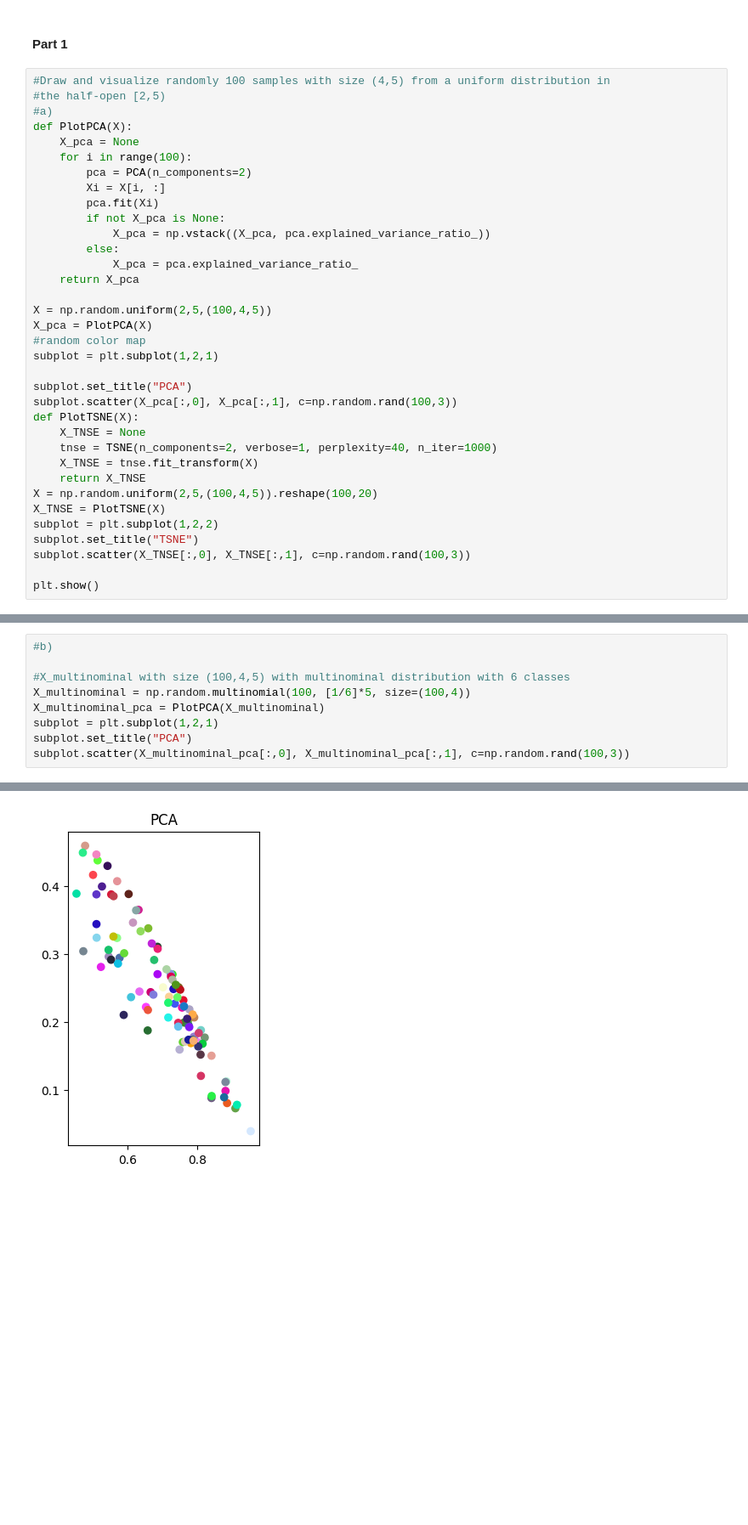
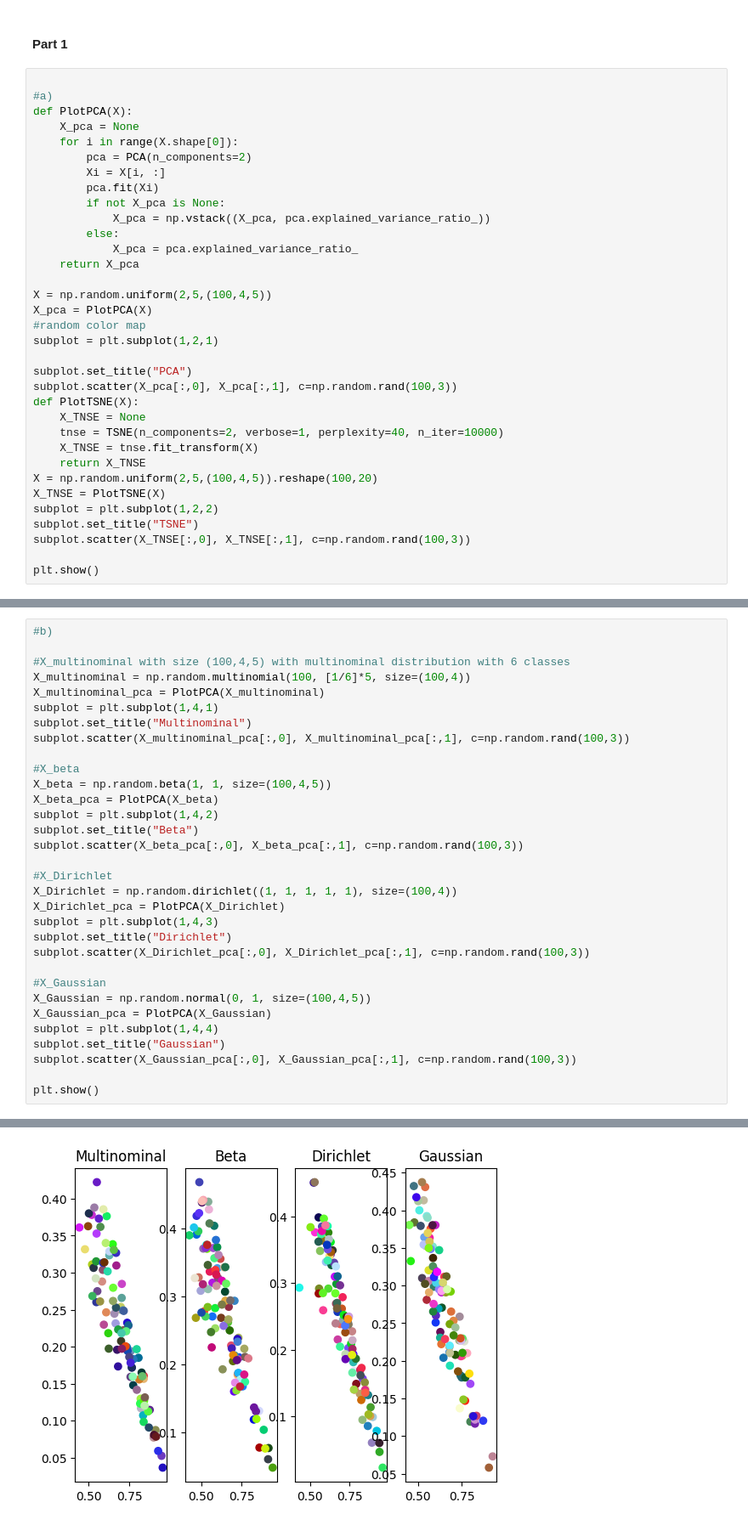
Before and after one commit to dtungpka/Applied-Mathematics-for-Artificial-Intelligence, a Jupyter notebook: Assignment_4/Assignment 4.ipynb, the cells around one changed output, grey strips where cells are left out. Shown at 85% size. Cells and saved outputs as stored; diff of their text form; blank space fills up the shorter version.

```diff
--- a/Assignment_4/Assignment 4.ipynb
+++ b/Assignment_4/Assignment 4.ipynb
@@ -22,12 +25,11 @@ import random
 # %% [markdown]
 #### Part 1
 # %%
-#Draw and visualize randomly 100 samples with size (4,5) from a uniform distribution in
-#the half-open [2,5)
+
 #a)
 def PlotPCA(X):
     X_pca = None
-    for i in range(100):
+    for i in range(X.shape[0]):
         pca = PCA(n_components=2)
         Xi = X[i, :]
         pca.fit(Xi)
@@ -46,7 +48,7 @@ subplot.set_title("PCA")
 subplot.scatter(X_pca[:,0], X_pca[:,1], c=np.random.rand(100,3))
 def PlotTSNE(X):
     X_TNSE = None
-    tnse = TSNE(n_components=2, verbose=1, perplexity=40, n_iter=1000)
+    tnse = TSNE(n_components=2, verbose=1, perplexity=40, n_iter=10000)
     X_TNSE = tnse.fit_transform(X)
     return X_TNSE
 X = np.random.uniform(2,5,(100,4,5)).reshape(100,20)
@@ -71,7 +73,30 @@ plt.show()
 #X_multinominal with size (100,4,5) with multinominal distribution with 6 classes
 X_multinominal = np.random.multinomial(100, [1/6]*5, size=(100,4))
 X_multinominal_pca = PlotPCA(X_multinominal)
-subplot = plt.subplot(1,2,1)
-subplot.set_title("PCA")
+subplot = plt.subplot(1,4,1)
+subplot.set_title("Multinominal")
 subplot.scatter(X_multinominal_pca[:,0], X_multinominal_pca[:,1], c=np.random.rand(100,3))
+
+#X_beta
+X_beta = np.random.beta(1, 1, size=(100,4,5))
+X_beta_pca = PlotPCA(X_beta)
+subplot = plt.subplot(1,4,2)
+subplot.set_title("Beta")
+subplot.scatter(X_beta_pca[:,0], X_beta_pca[:,1], c=np.random.rand(100,3))
+
+#X_Dirichlet
+X_Dirichlet = np.random.dirichlet((1, 1, 1, 1, 1), size=(100,4))
+X_Dirichlet_pca = PlotPCA(X_Dirichlet)
+subplot = plt.subplot(1,4,3)
+subplot.set_title("Dirichlet")
+subplot.scatter(X_Dirichlet_pca[:,0], X_Dirichlet_pca[:,1], c=np.random.rand(100,3))
+
+#X_Gaussian
+X_Gaussian = np.random.normal(0, 1, size=(100,4,5))
+X_Gaussian_pca = PlotPCA(X_Gaussian)
+subplot = plt.subplot(1,4,4)
+subplot.set_title("Gaussian")
+subplot.scatter(X_Gaussian_pca[:,0], X_Gaussian_pca[:,1], c=np.random.rand(100,3))
+
+plt.show()
 # %% [output]
@@ -79,4 +103,4 @@ subplot.scatter(X_multinominal_pca[:,0], X_multinominal_pca[:,1], c=np.random.ra
-[figure, old version]
+[figure, new version]
 # %%
 def min_max_norm(X):
     return (X - X.min(axis=0)) / (X.max(axis=0) - X.min(axis=0))
```
Also changed, not shown: parts of 6 cells of this notebook.
